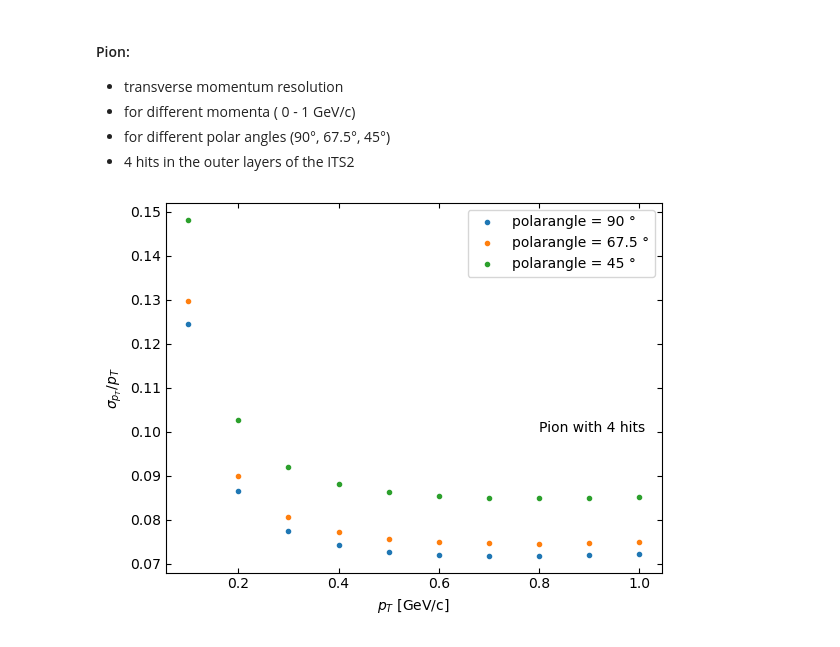
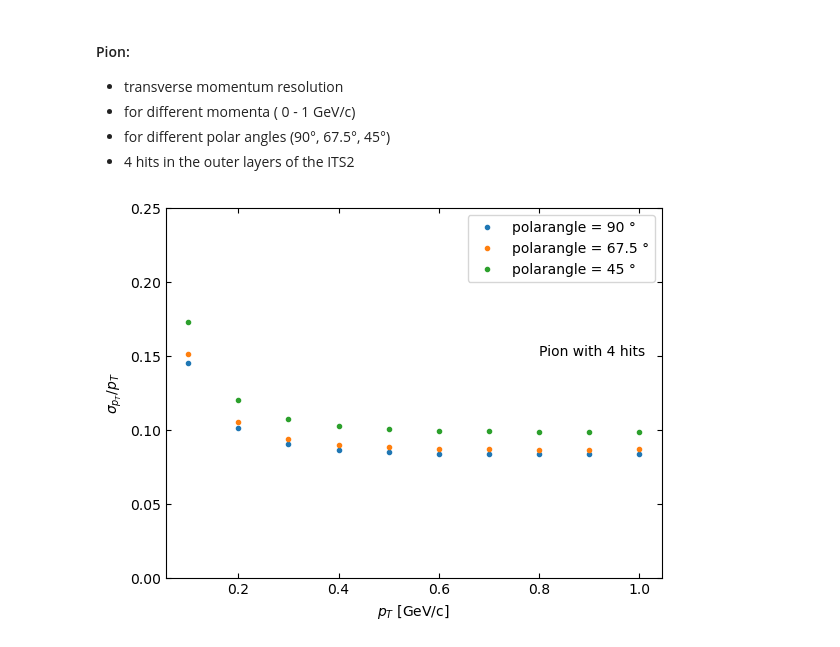
Before and after one commit to Claitos/Track-Parameter-Resolutions, a Jupyter notebook: Transverse_Momentum.ipynb, the cells around one changed output. Drawn from its saved outputs; the diff is of its cells as text; code cells hidden in the pictures.

```diff
--- a/Transverse_Momentum.ipynb
+++ b/Transverse_Momentum.ipynb
@@ -2,6 +2,9 @@
 import numpy as np
 import matplotlib.pyplot as plt
 from function_library import *
+# %%
+directory = "Transverse_Momentum_Plots"
+ylim = 0.25
 # %% [markdown]
 #### Proton:
 - transverse momentum resolution
@@ -69,12 +74,13 @@ pion_pT_MS_list = np.array(pion_pT_MS_list)
 # %%
 for theta in theta_list:
     pion_pT_list = total_transverse_resolution(pion_pT_det_list, pion_pT_MS_list, theta)
     plt.plot(pion_momenta, pion_pT_list, ".", label=f"polarangle = {theta} °")
 plt.legend()
 plt.xlabel("$p_{T}$ [GeV/c]")
 plt.ylabel("$\sigma_{p_{T}} / p_T$")
-plt.text(0.8, 0.1, "Pion with 4 hits")
+plt.ylim(0, ylim)
+plt.text(0.8, 0.15, "Pion with 4 hits")
 plt.tick_params(top=True, right=True, direction="in")
-plt.savefig("Transverse_Momentum_Plots/Pion_pT_angle.png", dpi = 200)
+plt.savefig(f"{directory}/Pion_pT_angle.png", dpi = 200)
 # %% [output]
-[figure, old version]
+[figure, new version]
```
Also changed, not shown: parts of 8 cells of this notebook, 4 other files.
